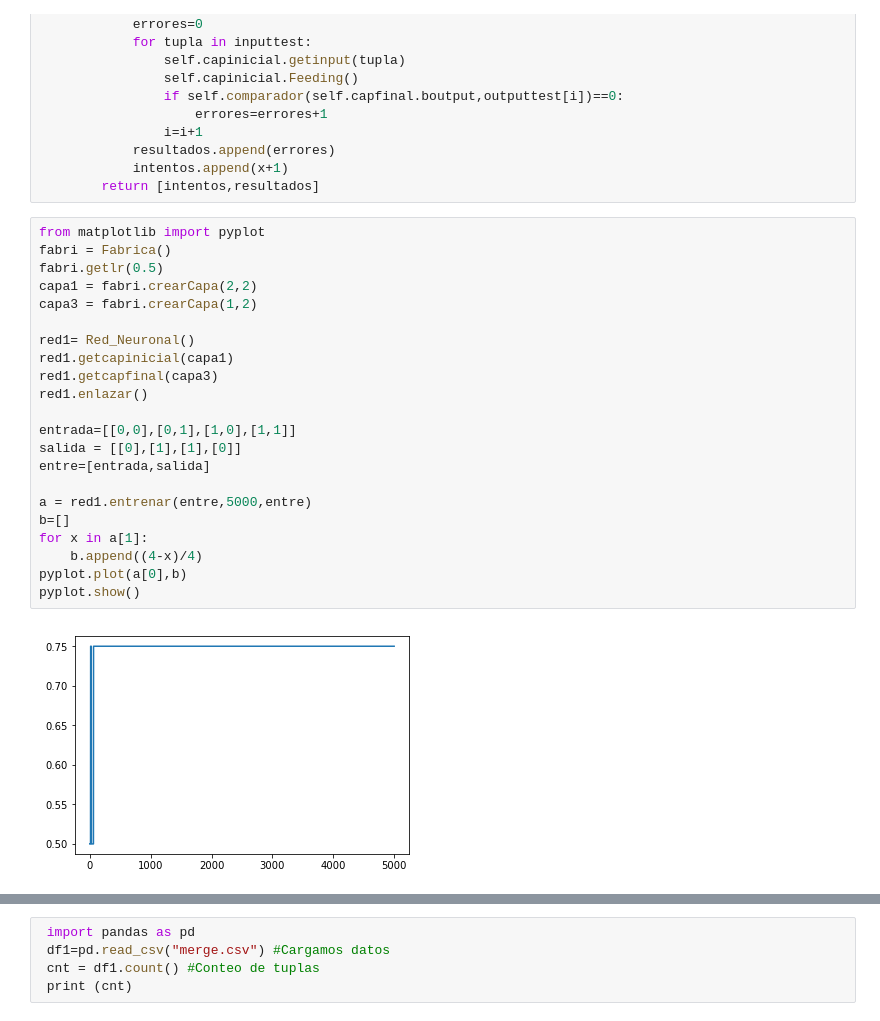
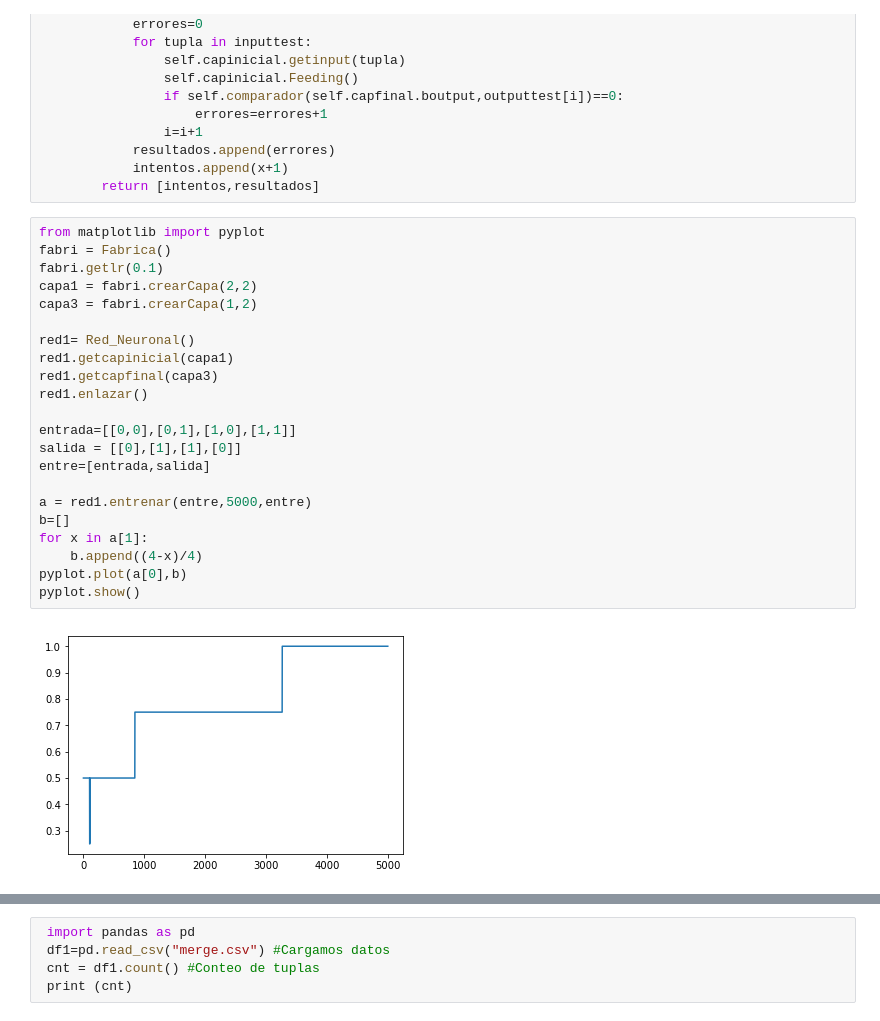
Before and after one commit to mcaballeroguillen/Redes_Neuronales, a Jupyter notebook: Red_Neuronal_1.ipynb, the cells around one changed output, grey strips where cells are left out. Saved outputs shown, nothing was run; the diff lists cells and outputs as text.

```diff
--- a/Red_Neuronal_1.ipynb
+++ b/Red_Neuronal_1.ipynb
@@ -257,27 +257,27 @@ class Red_Neuronal:
 # %%
 from matplotlib import pyplot
 fabri = Fabrica()
-fabri.getlr(0.5)
+fabri.getlr(0.1)
 capa1 = fabri.crearCapa(2,2)
 capa3 = fabri.crearCapa(1,2)
 
 red1= Red_Neuronal()
 red1.getcapinicial(capa1)
 red1.getcapfinal(capa3)
 red1.enlazar()
 
 entrada=[[0,0],[0,1],[1,0],[1,1]]
 salida = [[0],[1],[1],[0]]
 entre=[entrada,salida]
 
 a = red1.entrenar(entre,5000,entre)
 b=[]
 for x in a[1]:
     b.append((4-x)/4)
 pyplot.plot(a[0],b)
 pyplot.show()
 # %% [output]
-[figure, old version]
+[figure, new version]
 # %%
 capa1.getinput([1,1])
 capa1.Feeding()
```
Also changed, not shown: parts of 4 cells of this notebook.
